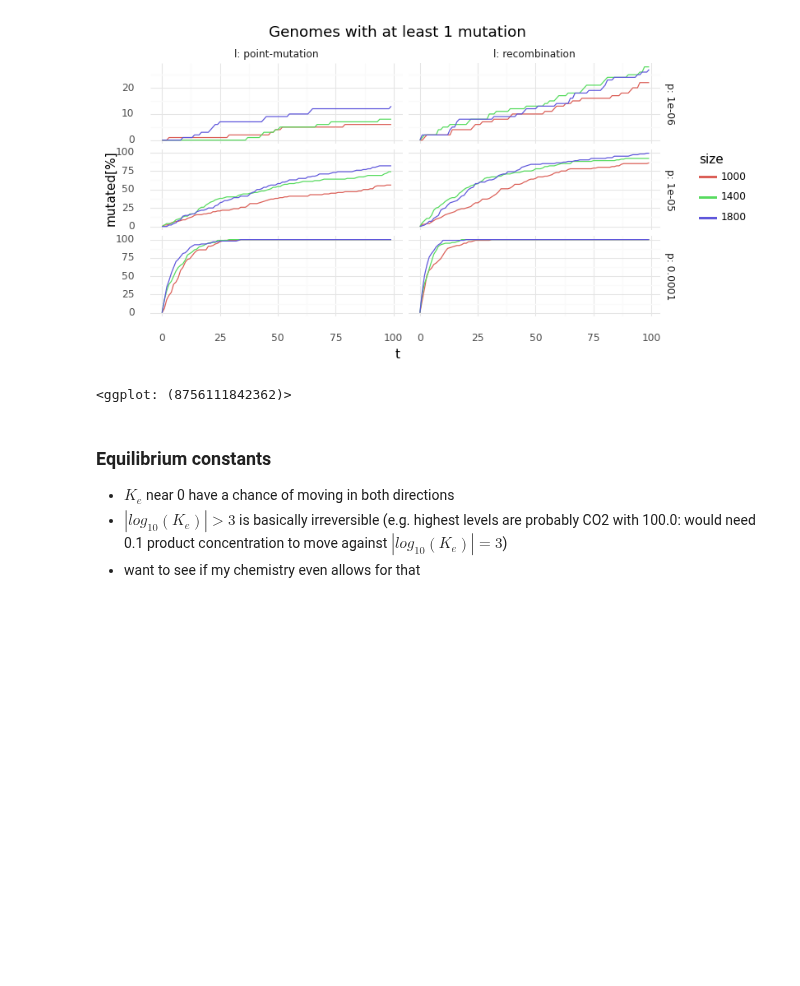
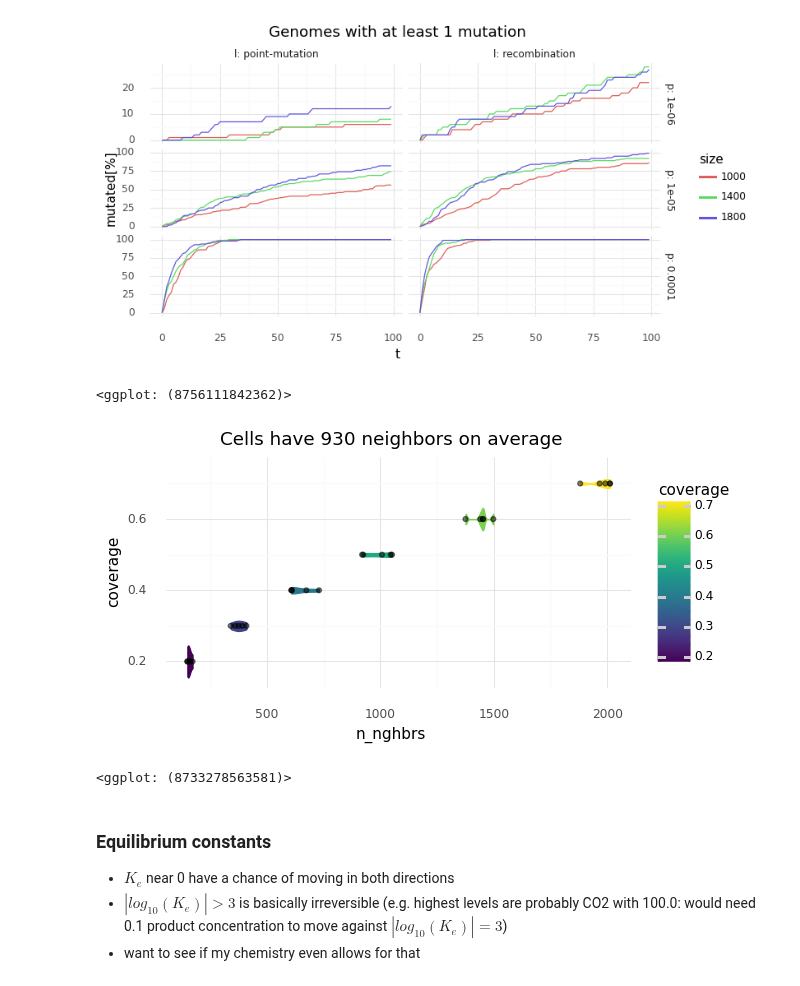
Before and after one commit to mRcSchwering/luca, a Jupyter notebook: e1_co2_fixing/prep.ipynb, the cells around one changed output. Saved outputs shown, nothing was run; the diff lists cells and outputs as text; code cells hidden in the pictures; blank space fills up the shorter version.

```diff
--- a/e1_co2_fixing/prep.ipynb
+++ b/e1_co2_fixing/prep.ipynb
@@ -26,6 +22,0 @@ theme_set(theme_minimal())
-# %%
-size = 1000
-world = ms.World(chemistry=CHEMISTRY)
-proteome_facts = get_proteome_facts(n=100, add_enzymes=True)
-for proteome_fact in proteome_facts:
-    world.generate_genome(proteome=proteome_fact, size=size)
@@ -31,0 +28,14 @@ for proteome_fact in proteome_facts:
+# %%
+gene_size = 200
+world = ms.World(chemistry=CHEMISTRY)
+genome_sizes = []
+for name, phases in PATHWAY_PHASES_MAP.items():
+    genome_sizes.append(len(phases) * gene_size)
+    print(name, end=": ")
+    _ = GenomeFact(
+            phases=phases,
+            genfun=lambda d: world.generate_genome(d, size=gene_size),
+        )
+maxsize = int(max(genome_sizes))
+avgsize = int(sum(genome_sizes) / len(genome_sizes))
+print(f"Genomes will be on average {avgsize:,} bp large (max={maxsize:,} bp)")
@@ -139,6 +154,28 @@ df1["size"] = [f"{int(d)}" for d in df1["size"]]
 # %% [output]
 [figure]
 <ggplot: (8756111842362)>
+# %%
+coverages = [d / 10 for d in range(2, 8)]
+world = ms.World(chemistry=CHEMISTRY)
+records = []
+for coverage in coverages:
+    n_cells = int(world.map_size ** 2 * coverage)
+    for _ in range(5):
+        world.add_cells(genomes=[ms.random_genome(s=100) for _ in range(n_cells)])
+        nghbrs = world.get_neighbors(cell_idxs=list(range(world.n_cells)))
+        records.append({"coverage": coverage, "n_nghbrs": len(nghbrs)})
+        world.kill_cells(cell_idxs=list(range(world.n_cells)))
+df = pd.DataFrame.from_records(records)
+# %%
+(ggplot(df)
+    + geom_violin(aes(y="n_nghbrs", x="coverage", color="coverage", fill="coverage", group="coverage"))
+    + geom_point(aes(y="n_nghbrs", x="coverage"), alpha=0.5)
+    + coord_flip()
+    + theme(figure_size=(6, 3))
+    + ggtitle(f"Cells have {df['n_nghbrs'].mean():.0f} neighbors on average"))
+# %% [output]
+[figure, added]
+<ggplot: (8733278563581)>
 # %% [markdown]
 ### Equilibrium constants
 
```
Also changed, not shown: parts of 5 cells of this notebook, 5 other files.
